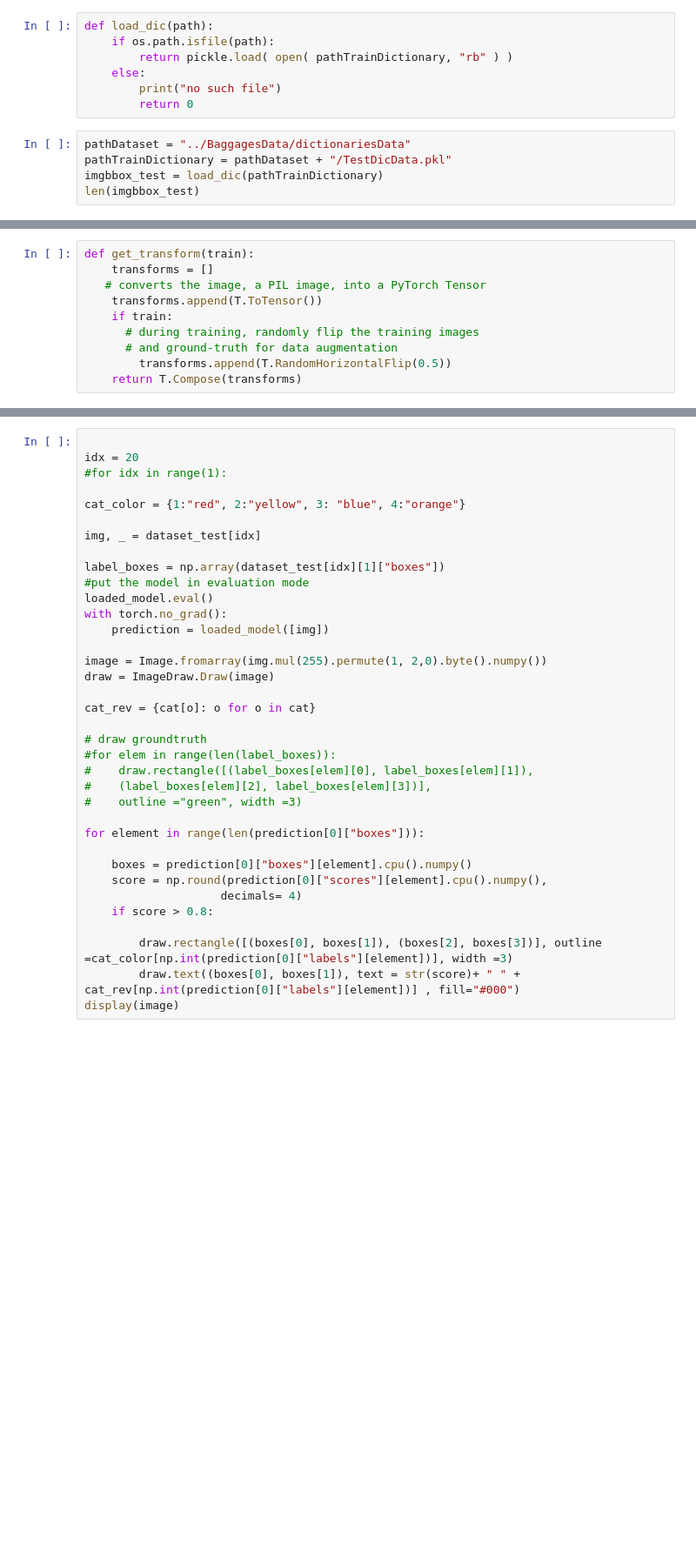
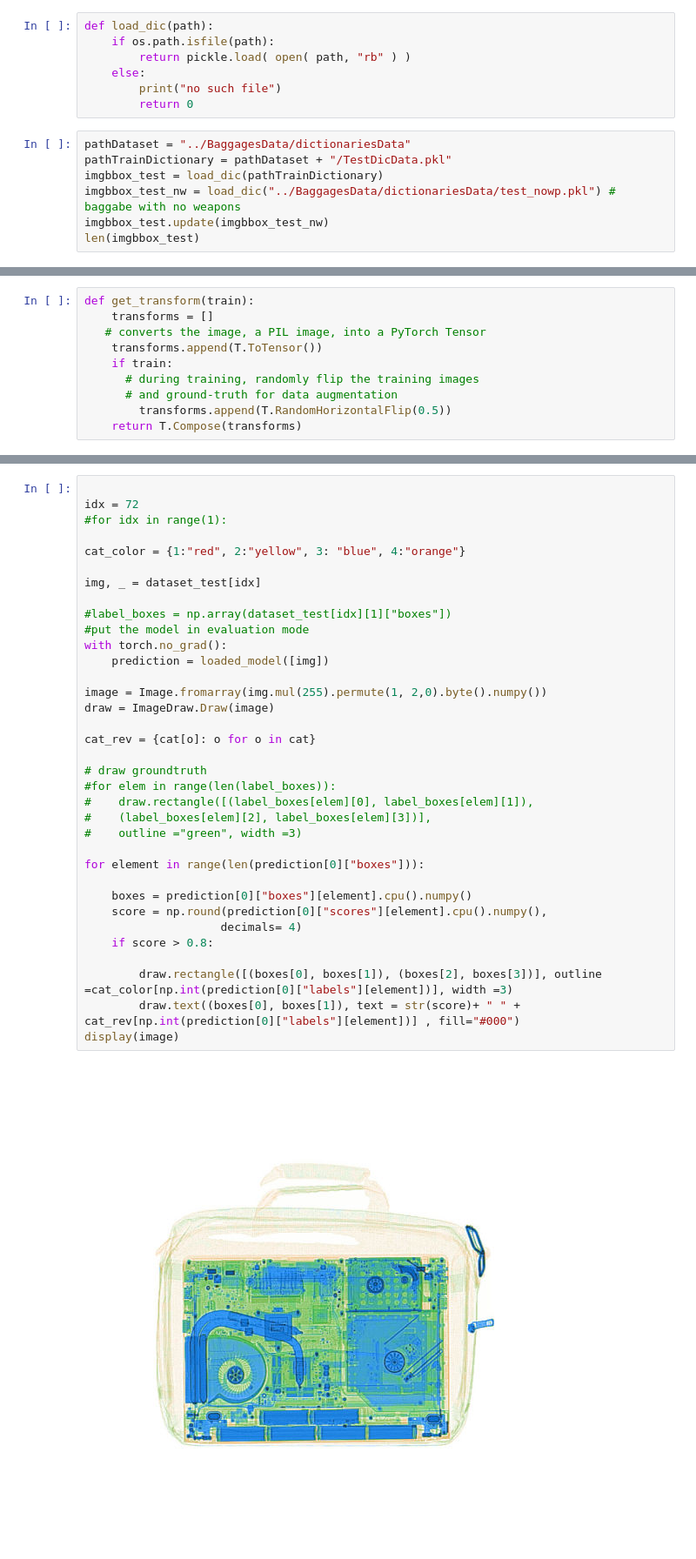
Before and after one commit to Kohmann/FasterRCNN-weapon-detection, a Jupyter notebook: src/prediction.ipynb, the cells around one changed output, grey strips where cells are left out. Shown at 87% size. Cells and saved outputs as stored; diff of their text form; blank space fills up the shorter version.

```diff
--- a/src/prediction.ipynb
+++ b/src/prediction.ipynb
@@ -66,7 +64,7 @@ class WeaponDataset(torch.utils.data.Dataset):
 # %%
 def load_dic(path):
     if os.path.isfile(path):
-        return pickle.load( open( pathTrainDictionary, "rb" ) )
+        return pickle.load( open( path, "rb" ) )
     else:
         print("no such file")
         return 0
@@ -74,4 +72,6 @@ def load_dic(path):
 pathDataset = "../BaggagesData/dictionariesData"
 pathTrainDictionary = pathDataset + "/TestDicData.pkl"
 imgbbox_test = load_dic(pathTrainDictionary)
+imgbbox_test_nw = load_dic("../BaggagesData/dictionariesData/test_nowp.pkl") # baggabe with no weapons
+imgbbox_test.update(imgbbox_test_nw)
 len(imgbbox_test)
@@ -118,36 +123,37 @@ print("Test set: {} examples".format(len(dataset_test)))
 # %%
 
-idx = 20
+idx = 72
 #for idx in range(1):
 
 cat_color = {1:"red", 2:"yellow", 3: "blue", 4:"orange"}
 
 img, _ = dataset_test[idx]
 
-label_boxes = np.array(dataset_test[idx][1]["boxes"])
+#label_boxes = np.array(dataset_test[idx][1]["boxes"])
 #put the model in evaluation mode
-loaded_model.eval()
 with torch.no_grad():
     prediction = loaded_model([img])
 
 image = Image.fromarray(img.mul(255).permute(1, 2,0).byte().numpy())
 draw = ImageDraw.Draw(image)
 
 cat_rev = {cat[o]: o for o in cat}
 
 # draw groundtruth
 #for elem in range(len(label_boxes)):
 #    draw.rectangle([(label_boxes[elem][0], label_boxes[elem][1]),
 #    (label_boxes[elem][2], label_boxes[elem][3])],
 #    outline ="green", width =3)
 
 for element in range(len(prediction[0]["boxes"])):
 
     boxes = prediction[0]["boxes"][element].cpu().numpy()
     score = np.round(prediction[0]["scores"][element].cpu().numpy(),
                     decimals= 4)
     if score > 0.8:
 
         draw.rectangle([(boxes[0], boxes[1]), (boxes[2], boxes[3])], outline =cat_color[np.int(prediction[0]["labels"][element])], width =3)
         draw.text((boxes[0], boxes[1]), text = str(score)+ " " + cat_rev[np.int(prediction[0]["labels"][element])] , fill="#000")
 display(image)
+# %% [output]
+[figure, added]
```
Also changed, not shown: parts of 9 cells of this notebook, 1 other file.
